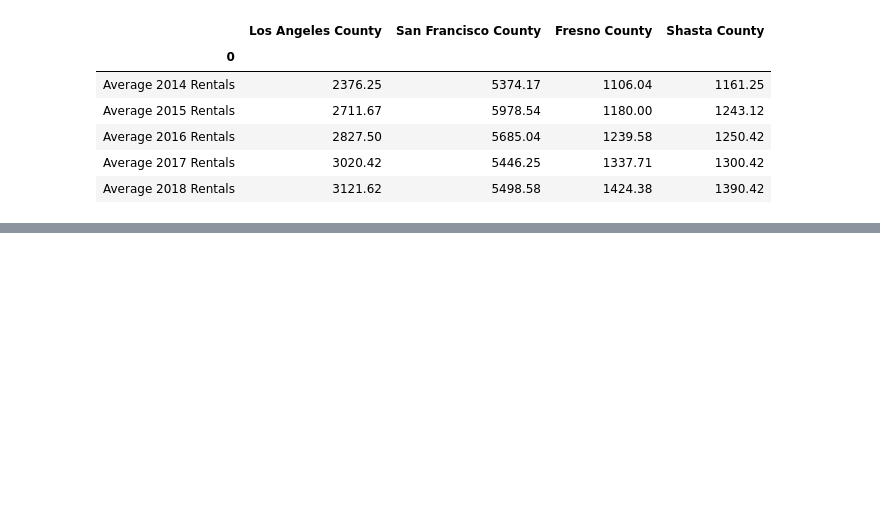
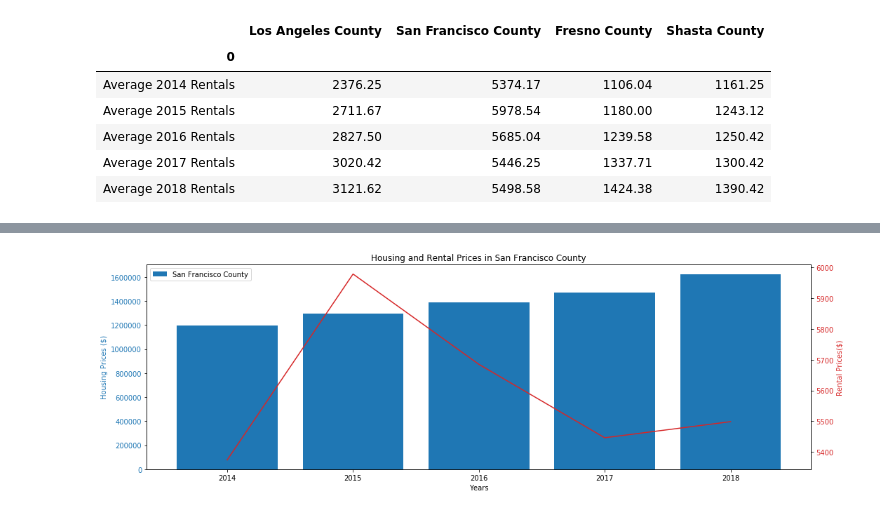
Before and after one commit to TrevorLovesMommy/Real-Estate-Project, a Jupyter notebook: Analysis.ipynb, the cells around one changed output, grey strips where cells are left out. Saved outputs shown, nothing was run; the diff lists cells and outputs as text; code cells hidden in the pictures; blank space fills up the shorter version.

```diff
--- a/Analysis.ipynb
+++ b/Analysis.ipynb
@@ -242,0 +272,27 @@ rental_df.head()
+# %%
+#plot San Francisco rental and housing price with 2 y axis
+x= ['2014','2015', '2016', '2017', '2018']
+y1line = zillow_df["San Francisco County"]
+y2bar = rental_df["San Francisco County"]
+
+fig, ax1 = plt.subplots(figsize=(15,5))
+
+color = 'tab:blue'
+ax1.set_xlabel('Years')
+ax1.set_ylabel('Housing Prices ($)', color=color)
+ax1.set_title('Housing and Rental Prices in San Francisco County')
+ax1.bar(x, y1line, color=color)
+ax1.tick_params(axis='y', labelcolor=color)
+ax1.legend(['San Francisco County'], facecolor='w')
+ax2 = ax1.twinx()  # instantiate a second axes that shares the same x-axis
+
+color = 'tab:red'
+ax2.set_ylabel('Rental Prices($)', color=color)  # we already handled the x-label with ax1
+ax2.plot(x, y2bar, color=color)
+ax2.tick_params(axis='y', labelcolor=color)
+
+fig.tight_layout()  # otherwise the right y-label is slightly clipped
+plt.savefig("output images/Rental_HousingPricesi_SFCounty.png")
+plt.show()
+# %% [output]
+[figure, added]
```
Also changed, not shown: parts of 4 cells of this notebook, 5 other files.
